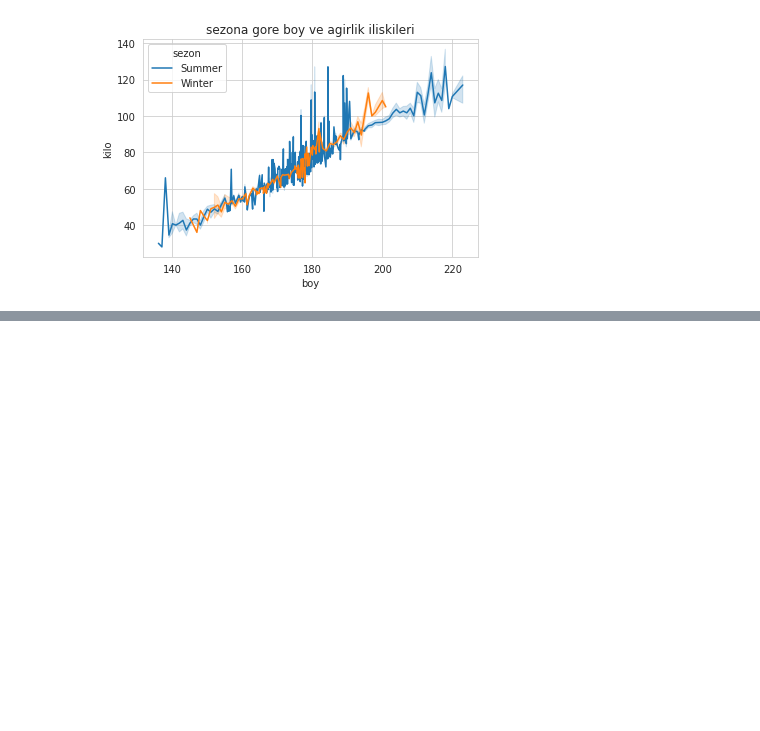
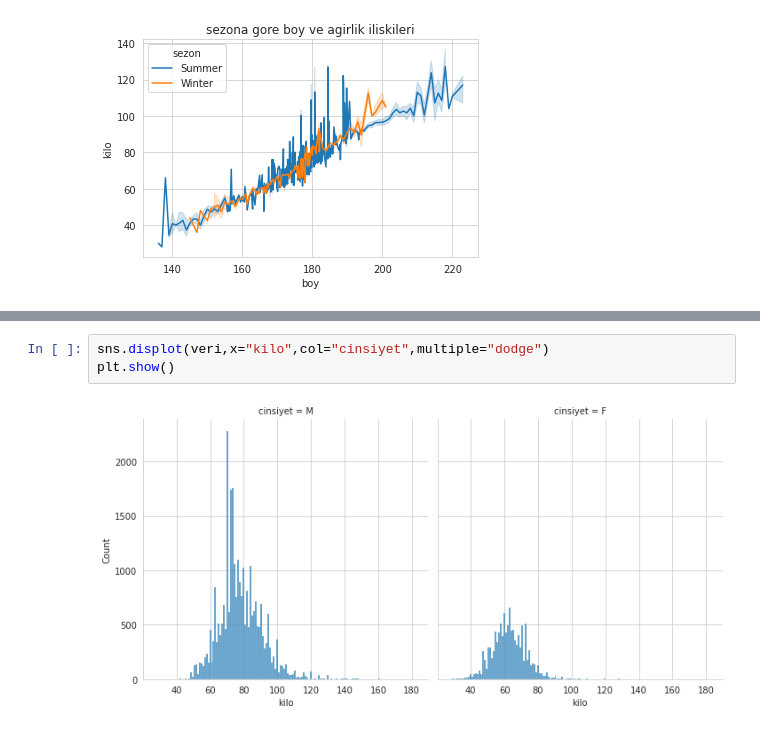
Before and after one commit to mertdot/athlete-events-1896-2016-data-discovery-with-seaborn, a Jupyter notebook: python-ile-veri-gorsellestirme-5-2-120-yillik-olimpiyat-tarihi-veri-seti.ipynb, the cells around one changed output, grey strips where cells are left out. Cells and saved outputs as stored; diff of their text form; blank space fills up the shorter version.

```diff
--- a/python-ile-veri-gorsellestirme-5-2-120-yillik-olimpiyat-tarihi-veri-seti.ipynb
+++ b/python-ile-veri-gorsellestirme-5-2-120-yillik-olimpiyat-tarihi-veri-seti.ipynb
@@ -264,0 +285,5 @@ plt.show()
+# %%
+sns.displot(veri,x="kilo",col="cinsiyet",multiple="dodge")
+plt.show()
+# %% [output]
+[figure, added]
```
Also changed, not shown: parts of 23 cells of this notebook.
